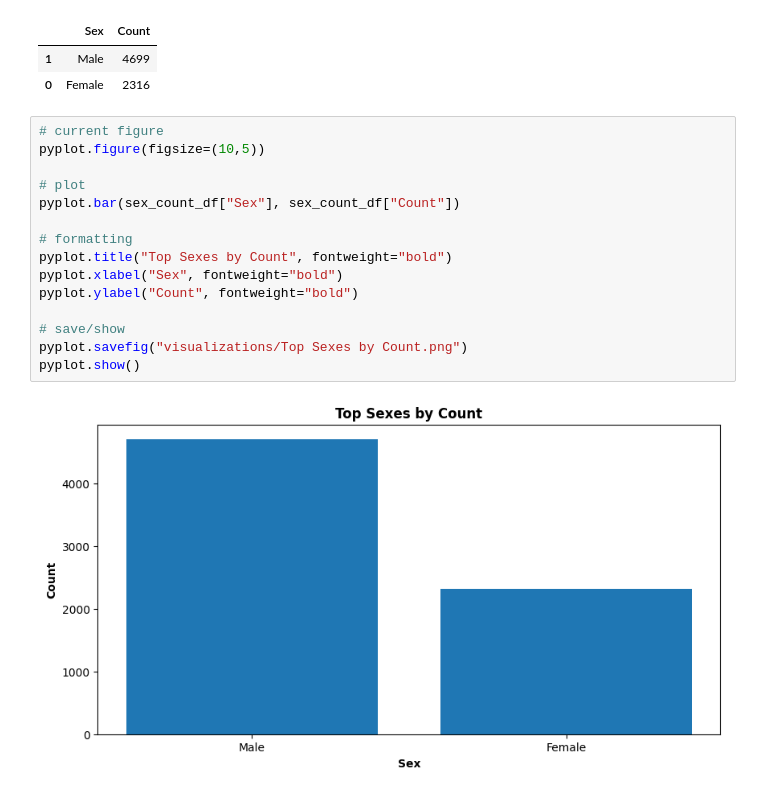
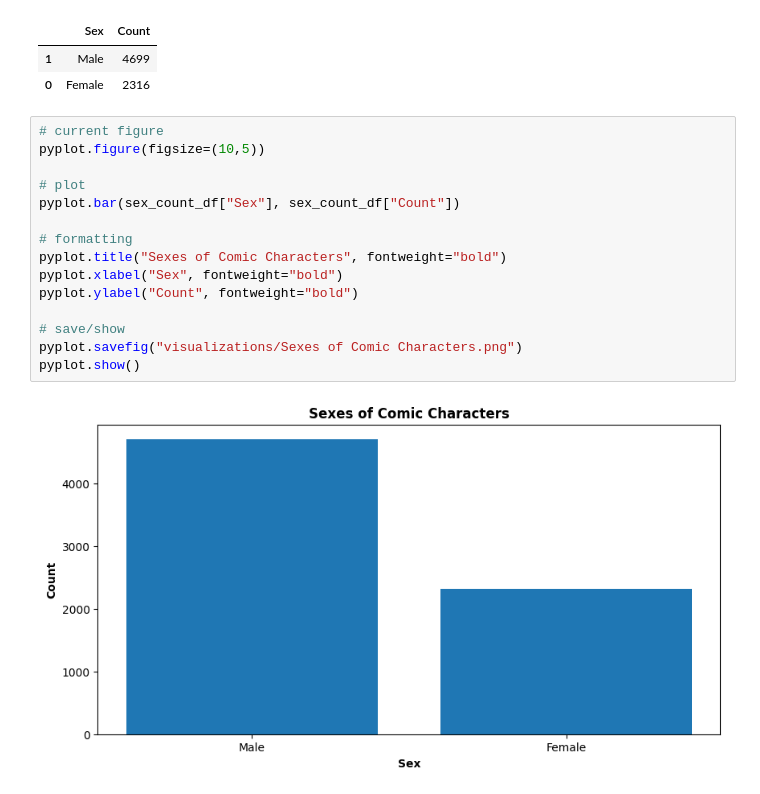
Before and after one commit to tylerguyler9/comic-characters-dataset, a Jupyter notebook: src/research.ipynb, the cells around one changed output. Drawn from its saved outputs; the diff is of its cells as text.

```diff
--- a/src/research.ipynb
+++ b/src/research.ipynb
@@ -123,17 +123,17 @@ sex_count_df
 # %%
 # current figure
 pyplot.figure(figsize=(10,5))
 
 # plot
 pyplot.bar(sex_count_df["Sex"], sex_count_df["Count"])
 
 # formatting
-pyplot.title("Top Sexes by Count", fontweight="bold")
+pyplot.title("Sexes of Comic Characters", fontweight="bold")
 pyplot.xlabel("Sex", fontweight="bold")
 pyplot.ylabel("Count", fontweight="bold")
 
 # save/show
-pyplot.savefig("visualizations/Top Sexes by Count.png")
+pyplot.savefig("visualizations/Sexes of Comic Characters.png")
 pyplot.show()
 # %% [output]
-[figure, old version]
+[figure, new version]
```
Also changed, not shown: parts of 3 cells of this notebook, 8 other files.
